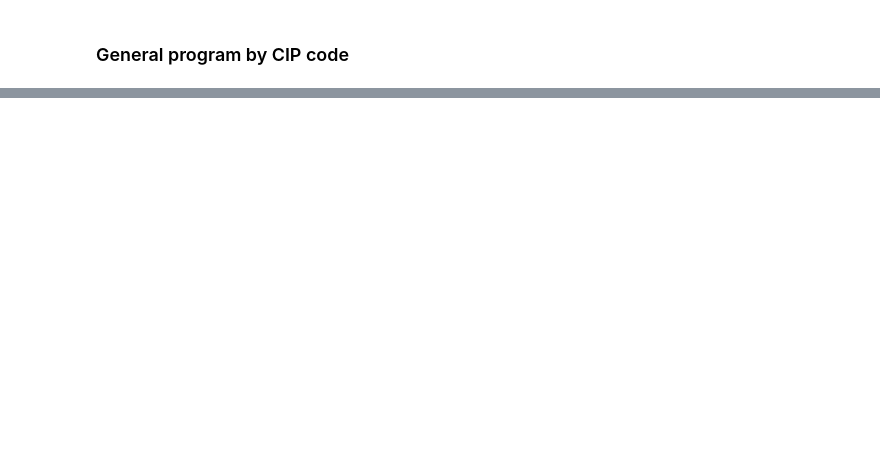
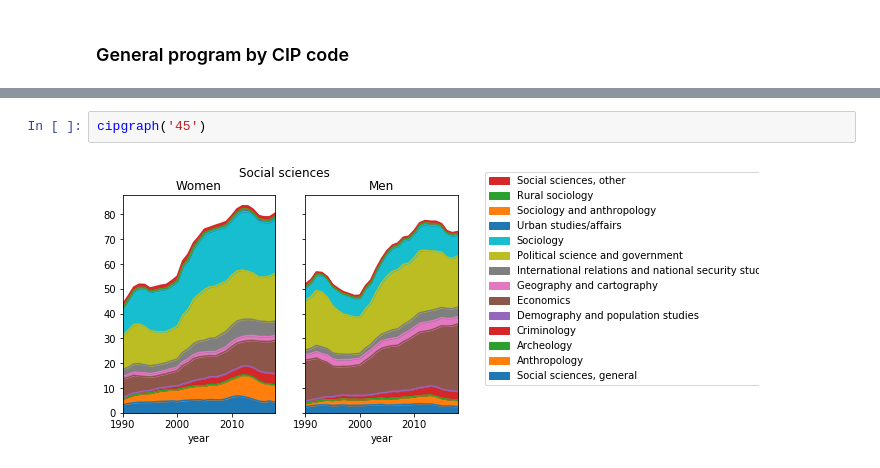
Before and after one commit to tara-sullivan/hcs, a Jupyter notebook: code/ipeds/ipeds_trends.ipynb, the cells around one changed output, grey strips where cells are left out. Drawn from its saved outputs; the diff is of its cells as text; blank space fills up the shorter version.

```diff
--- a/code/ipeds/ipeds_trends.ipynb
+++ b/code/ipeds/ipeds_trends.ipynb
@@ -477,0 +348,4 @@ fig.legend(handles[::-1], txt_labels[::-1], loc='center right',bbox_to_anchor=(1
+# %%
+cipgraph('45')
+# %% [output]
+[figure, added]
```
Also changed, not shown: parts of 31 cells of this notebook.
